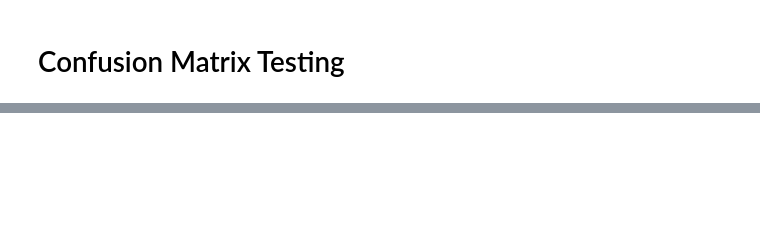
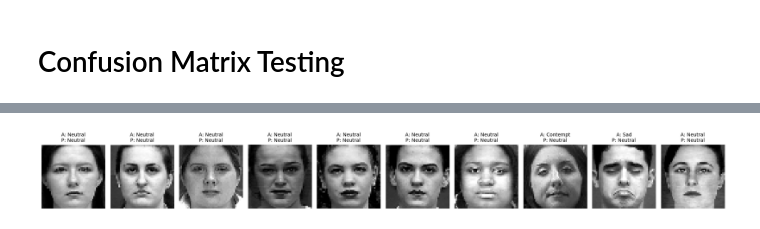
Before and after one commit to candrajulius/Pengenalan_Expresi_Wajah_Dengan_Model_AlexNet, a Jupyter notebook: Pengenalan_Face_Expression_Dengan_AlexNet.ipynb, the cells around one changed output, grey strips where cells are left out. Cells and saved outputs as stored; diff of their text form; code cells hidden in the pictures; blank space fills up the shorter version.

Commit message:
add a predict and predict for facial expression

```diff
--- a/Pengenalan_Face_Expression_Dengan_AlexNet.ipynb
+++ b/Pengenalan_Face_Expression_Dengan_AlexNet.ipynb
@@ -274,3 +274,18 @@ weighted avg       0.79      0.87      0.82       184
+# %%
+# Tampilkan 15 gambar pertama dengan prediksinya testing
+jumlah_gambar = 10
+plt.figure(figsize=(20, 3))  # lebar 15, tinggi 3
+for i in range(jumlah_gambar):
+    plt.subplot(1, jumlah_gambar, i+1)
+    plt.imshow(X_test[i].reshape(48, 48), cmap='gray')
+    actual = class_labels[y_test_classes[i]]
+    predicted = class_labels[y_pred_classes[i]]
+    plt.title(f"A: {actual}\nP: {predicted}", fontsize=10)
+    plt.axis('off')
+plt.tight_layout()
+plt.show()
+# %% [output]
+[figure, added]
 # %%
 y_pred = model.predict(X_train)
 y_pred_classes_train = np.argmax(y_pred, axis=1)
```
Also changed, not shown: parts of 16 cells of this notebook.
